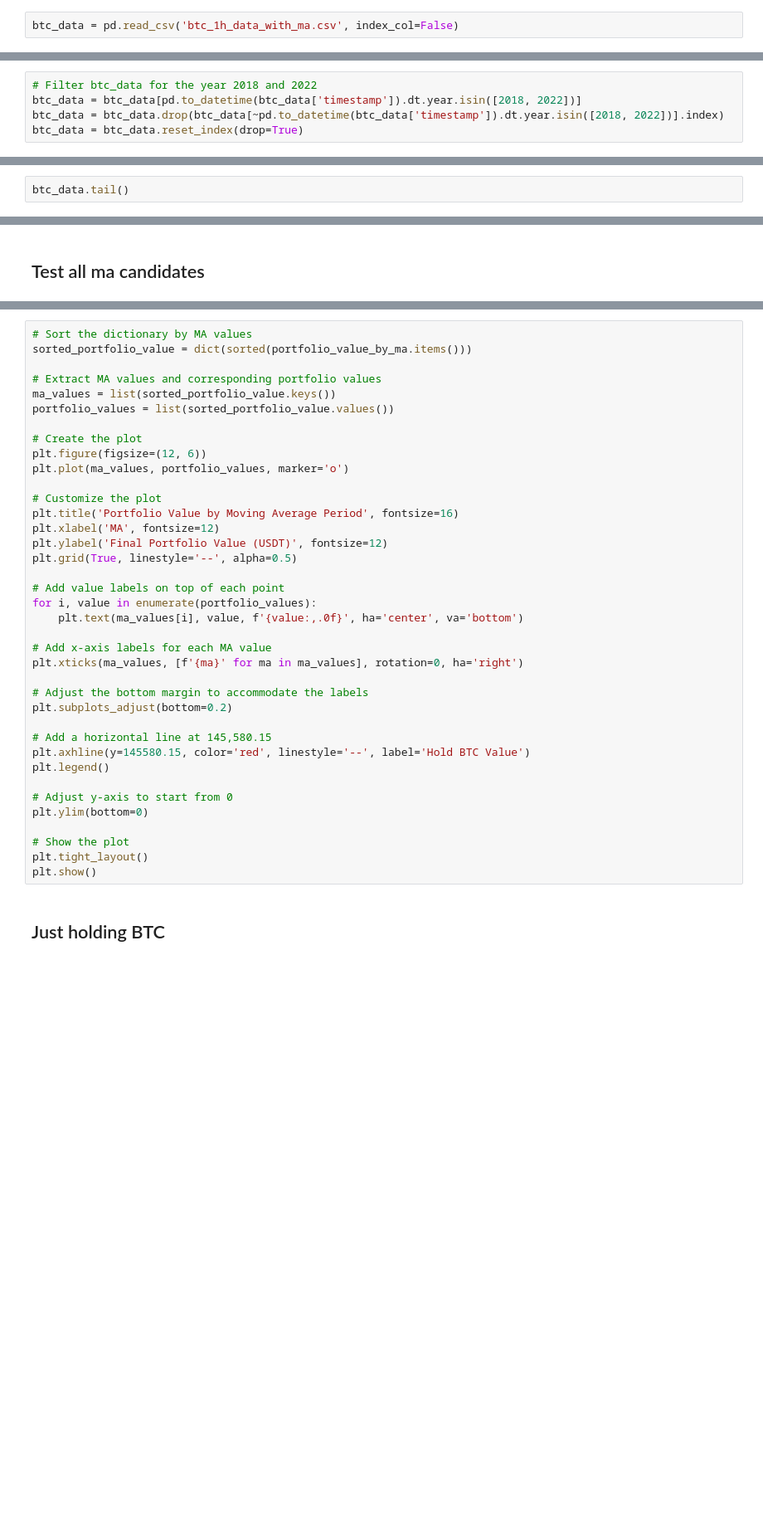
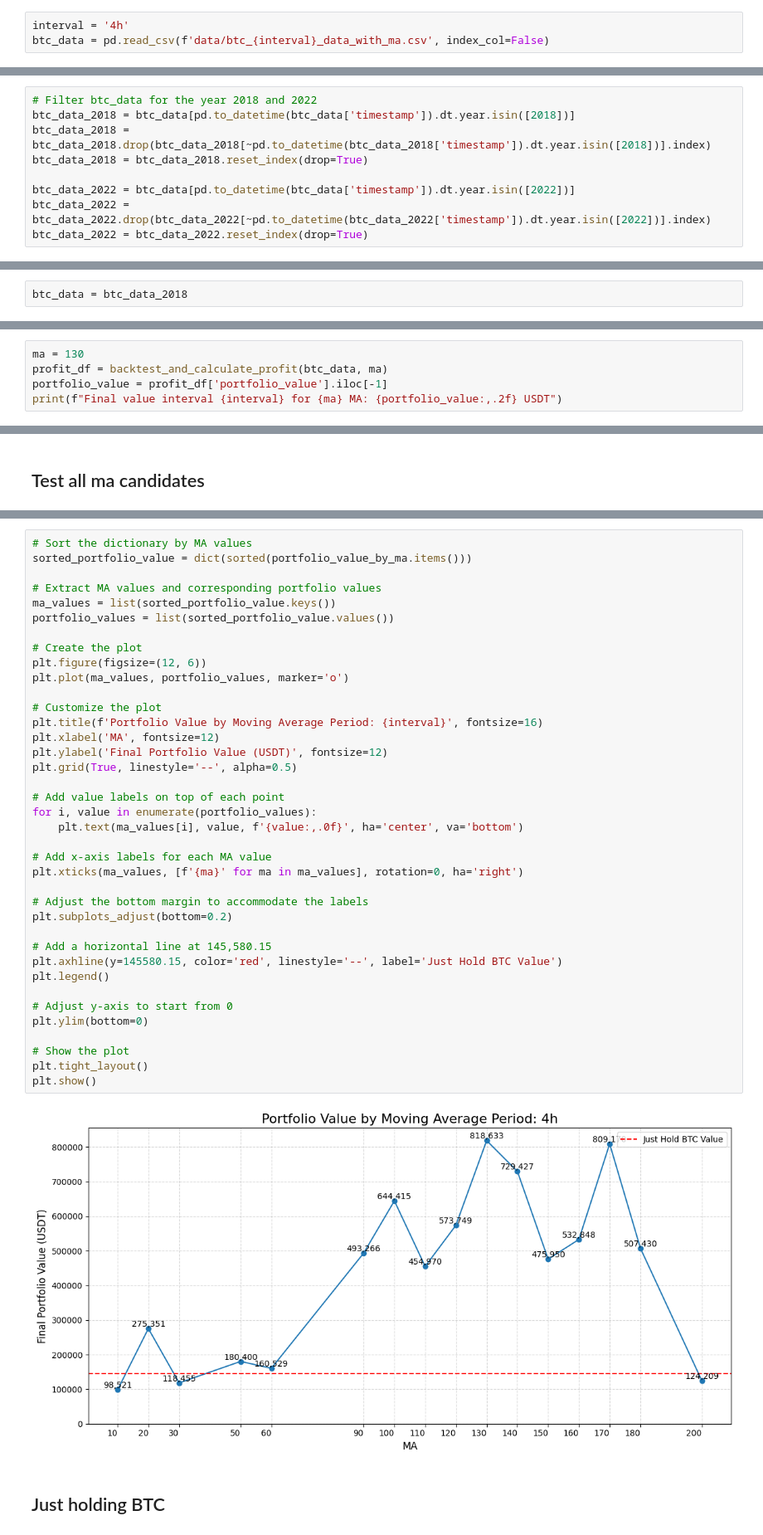
Before and after one commit to alkyne/BTC-Backtesting, a Jupyter notebook: Back_test.ipynb, the cells around one changed output, grey strips where cells are left out. Shown at 83% size. Saved outputs shown, nothing was run; the diff lists cells and outputs as text; blank space fills up the shorter version.

Commit message:
Modify Back_test: add intervals

```diff
--- a/Back_test.ipynb
+++ b/Back_test.ipynb
@@ -3,7 +3,8 @@ import pandas as pd
 import numpy as np
 import matplotlib.pyplot as plt
 # %%
-btc_data = pd.read_csv('btc_1h_data_with_ma.csv', index_col=False)
+interval = '4h'
+btc_data = pd.read_csv(f'data/btc_{interval}_data_with_ma.csv', index_col=False)
 # %%
 ma_candidates = [10, 20, 30, 50, 60, 90, 100, 110, 120, 130, 140, 150, 160, 170, 180, 200]
 # %%
@@ -66,5 +73,9 @@ def backtest_and_calculate_profit(df, ma):
 # %%
 # Filter btc_data for the year 2018 and 2022
-btc_data = btc_data[pd.to_datetime(btc_data['timestamp']).dt.year.isin([2018, 2022])]
-btc_data = btc_data.drop(btc_data[~pd.to_datetime(btc_data['timestamp']).dt.year.isin([2018, 2022])].index)
-btc_data = btc_data.reset_index(drop=True)
+btc_data_2018 = btc_data[pd.to_datetime(btc_data['timestamp']).dt.year.isin([2018])]
+btc_data_2018 = btc_data_2018.drop(btc_data_2018[~pd.to_datetime(btc_data_2018['timestamp']).dt.year.isin([2018])].index)
+btc_data_2018 = btc_data_2018.reset_index(drop=True)
+
+btc_data_2022 = btc_data[pd.to_datetime(btc_data['timestamp']).dt.year.isin([2022])]
+btc_data_2022 = btc_data_2022.drop(btc_data_2022[~pd.to_datetime(btc_data_2022['timestamp']).dt.year.isin([2022])].index)
+btc_data_2022 = btc_data_2022.reset_index(drop=True)
@@ -71,2 +92,2 @@ btc_data = btc_data.reset_index(drop=True)
 # %%
-btc_data.tail()
+btc_data = btc_data_2018
@@ -75,0 +96,5 @@ profit_df = backtest_and_calculate_profit(btc_data, 100)
+# %%
+ma = 130
+profit_df = backtest_and_calculate_profit(btc_data, ma)
+portfolio_value = profit_df['portfolio_value'].iloc[-1]
+print(f"Final value interval {interval} for {ma} MA: {portfolio_value:,.2f} USDT")
@@ -99,35 +180,37 @@ ma_values = list(sorted_portfolio_value.keys())
 portfolio_values = list(sorted_portfolio_value.values())
 
 # Create the plot
 plt.figure(figsize=(12, 6))
 plt.plot(ma_values, portfolio_values, marker='o')
 
 # Customize the plot
-plt.title('Portfolio Value by Moving Average Period', fontsize=16)
+plt.title(f'Portfolio Value by Moving Average Period: {interval}', fontsize=16)
 plt.xlabel('MA', fontsize=12)
 plt.ylabel('Final Portfolio Value (USDT)', fontsize=12)
 plt.grid(True, linestyle='--', alpha=0.5)
 
 # Add value labels on top of each point
 for i, value in enumerate(portfolio_values):
     plt.text(ma_values[i], value, f'{value:,.0f}', ha='center', va='bottom')
 
 # Add x-axis labels for each MA value
 plt.xticks(ma_values, [f'{ma}' for ma in ma_values], rotation=0, ha='right')
 
 # Adjust the bottom margin to accommodate the labels
 plt.subplots_adjust(bottom=0.2)
 
 # Add a horizontal line at 145,580.15
-plt.axhline(y=145580.15, color='red', linestyle='--', label='Hold BTC Value')
+plt.axhline(y=145580.15, color='red', linestyle='--', label='Just Hold BTC Value')
 plt.legend()
 
 # Adjust y-axis to start from 0
 plt.ylim(bottom=0)
 
 # Show the plot
 plt.tight_layout()
 plt.show()
+# %% [output]
+[figure, added]
 # %% [markdown]
 ## Just holding BTC
 # %%
```
Also changed, not shown: parts of 10 cells of this notebook.
